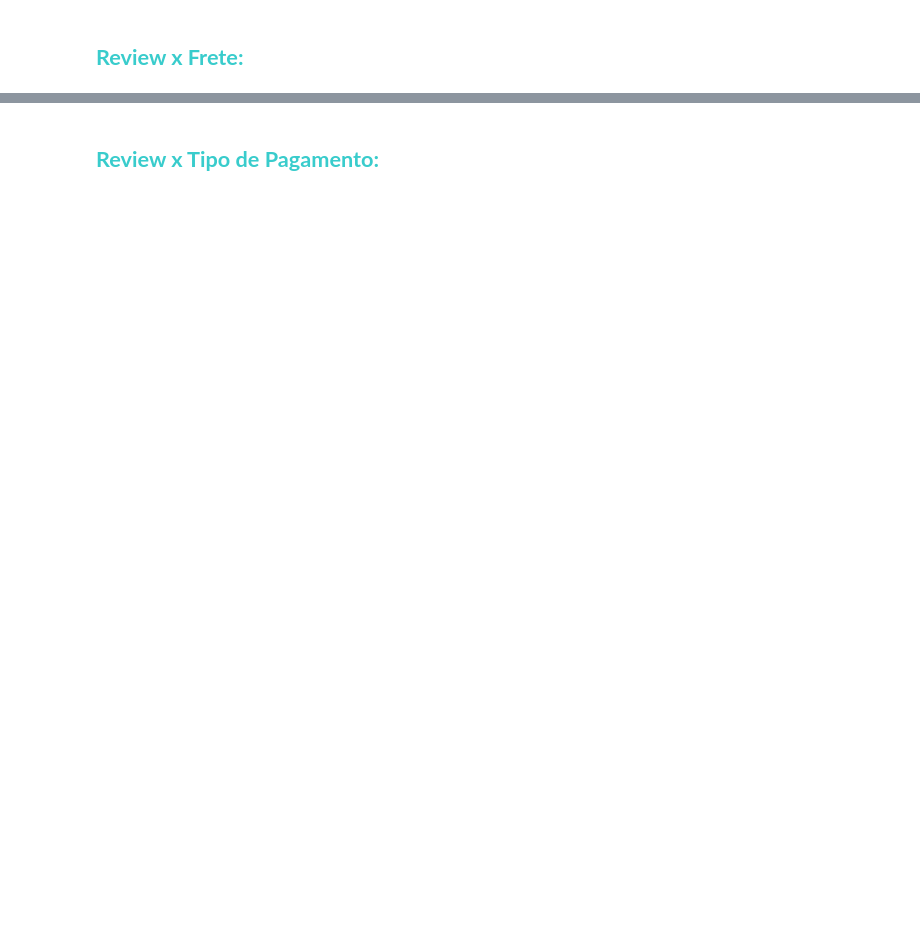
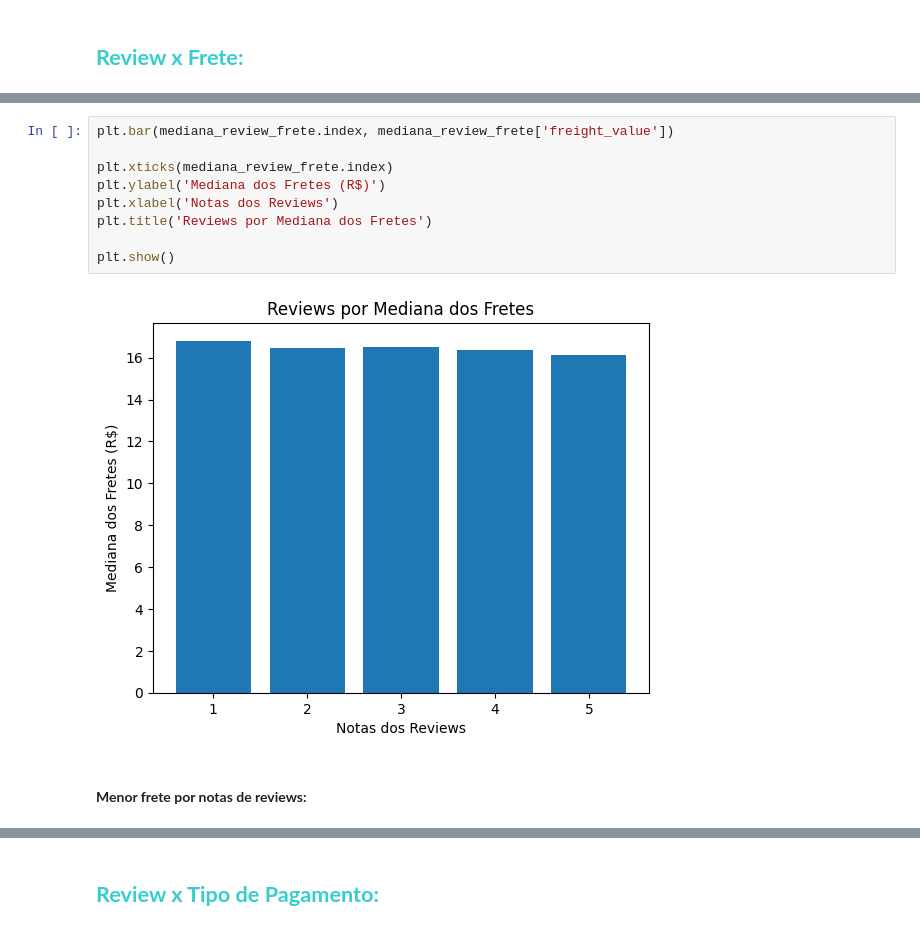
Before and after one commit to Brenno-Kenji/consumer-feedback-analysis, a Jupyter notebook: notebooks/main.ipynb, the cells around one changed output, grey strips where cells are left out. Saved outputs shown, nothing was run; the diff lists cells and outputs as text; blank space fills up the shorter version.

```diff
--- a/notebooks/main.ipynb
+++ b/notebooks/main.ipynb
@@ -1033,0 +1151,13 @@ visualizar_tabela(olist_order_items_dataset)
+# %%
+plt.bar(mediana_review_frete.index, mediana_review_frete['freight_value'])
+
+plt.xticks(mediana_review_frete.index)
+plt.ylabel('Mediana dos Fretes (R$)')
+plt.xlabel('Notas dos Reviews')
+plt.title('Reviews por Mediana dos Fretes')
+
+plt.show()
+# %% [output]
+[figure, added]
+# %% [markdown]
+#### <span style = 'color: FFFFFF'> **Menor frete por notas de reviews:** </span>
```
Also changed, not shown: parts of 55 cells of this notebook.
